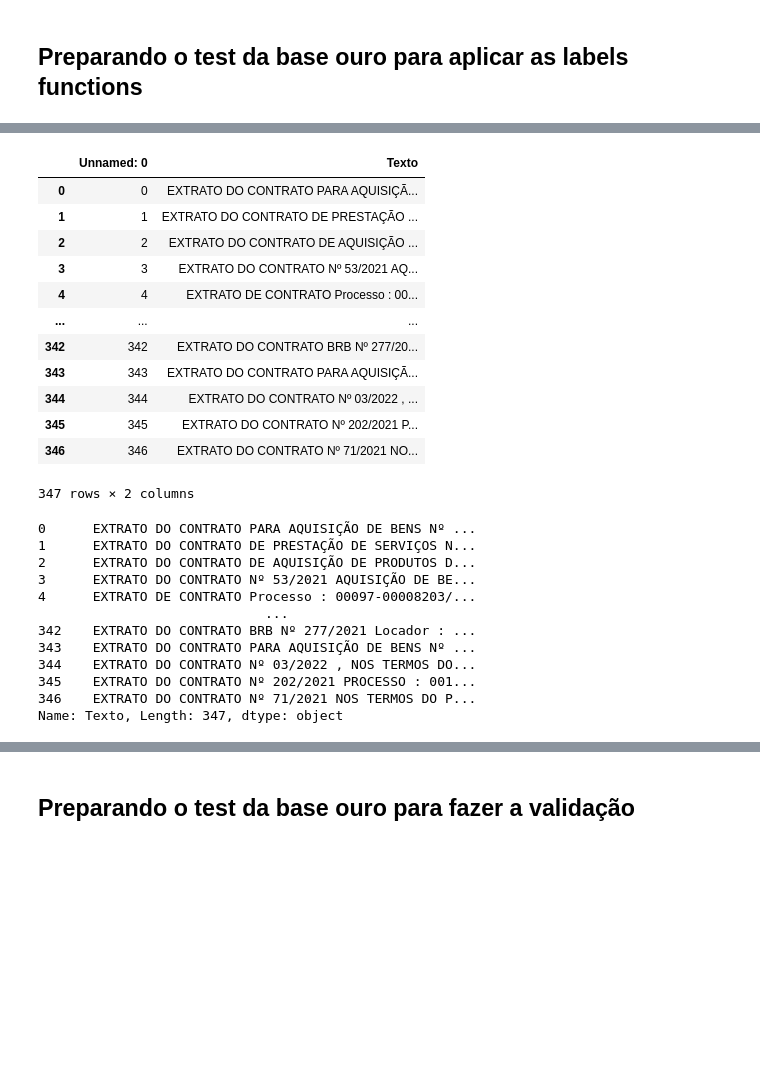
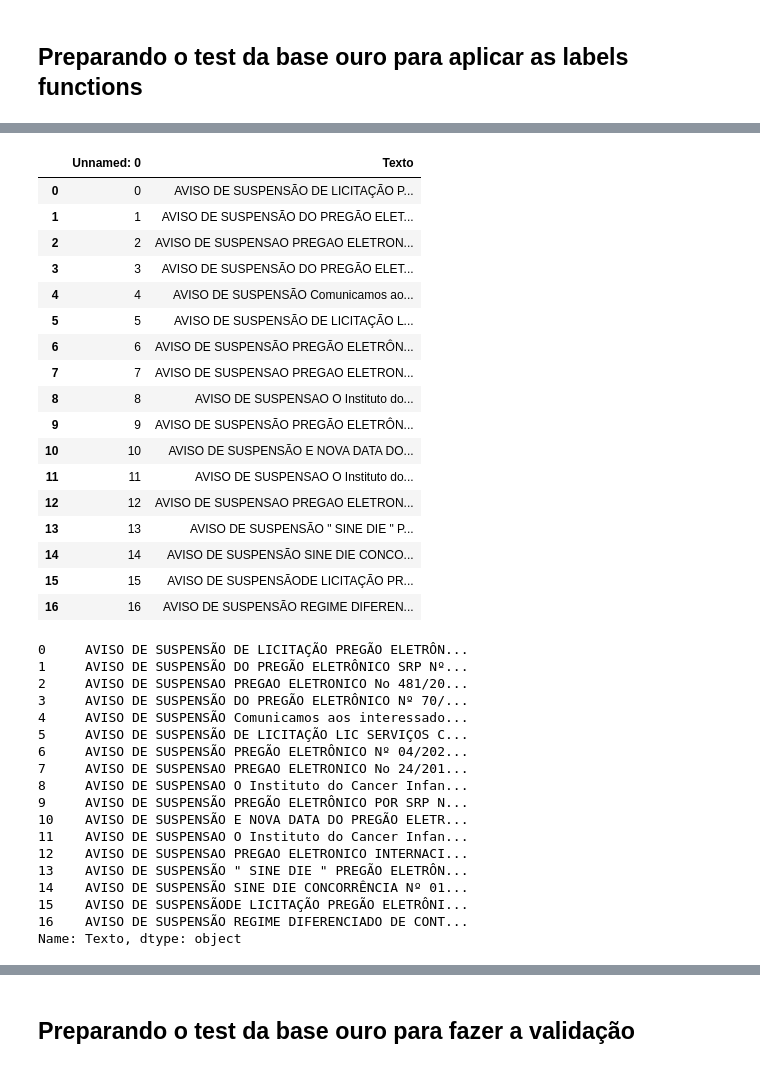
Before and after one commit to UnB-KnEDLe/experiments, a Jupyter notebook: members/lucelia/banca/Supervisao_Fraca/labelfunction_direto_execucao.ipynb, the cells around one changed output, grey strips where cells are left out. Cells and saved outputs as stored; diff of their text form; code cells hidden in the pictures; blank space fills up the shorter version.

```diff
--- a/members/lucelia/banca/Supervisao_Fraca/labelfunction_direto_execucao.ipynb
+++ b/members/lucelia/banca/Supervisao_Fraca/labelfunction_direto_execucao.ipynb
@@ -18,46 +24,57 @@ from sklearn_crfsuite import metrics
 # %%
 #Carrega o dataset de teste para aplicacao das LB
-#data = pd.read_csv('./CSVs/V2/Extrato_Contrato_Split_0_x_test_texto.csv', dtype=str)
-#data = pd.read_csv('./CSVs/V2/Suspensao_Licitacao_Split_0_x_test_texto.csv', dtype=str)
-#data = pd.read_csv('./CSVs/V2/Aditamento_Contrato_Split_0_x_test_texto.csv', dtype=str)
-#data = pd.read_csv('./CSVs/V2/Anul_Revog_Licitacao_Split_0_x_test_texto.csv', dtype=str)
-#data = pd.read_csv('./CSVs/V2/Aviso_Licitacao_Split_0_x_test_texto.csv', dtype=str)
-data = pd.read_csv('./CSVs/V2/Extrato_Contrato_Split_0_x_test_texto.csv', dtype=str)
+#data = pd.read_csv('./CSVs/V2/split/Extrato_Contrato_Split_4_x_test_texto.csv', dtype=str)
+data = pd.read_csv('./CSVs/V2/split/Suspensao_Licitação_Split_1_x_test_texto.csv', dtype=str)
+#data = pd.read_csv('./CSVs/V2/split/Aditamento_Contrato_Split_4_x_test_texto.csv', dtype=str)
+#data = pd.read_csv('./CSVs/V2/split/Anul_Revog_Licitacao_Split_0_x_test_texto.csv', dtype=str)
+#data = pd.read_csv('./CSVs/V2/split/Aviso_Licitacao_Split_0_x_test_texto.csv', dtype=str)
+#data = pd.read_csv('./CSVs/V2/split/Extrato_Convenio_Split_4_x_test_texto.csv', dtype=str)
 
 
 data
 # %% [output]
 |  | Unnamed: 0 | Texto |
-| 0 | 0 | EXTRATO DO CONTRATO PARA AQUISIÇÃ... |
-| 1 | 1 | EXTRATO DO CONTRATO DE PRESTAÇÃO ... |
-| 2 | 2 | EXTRATO DO CONTRATO DE AQUISIÇÃO ... |
-| 3 | 3 | EXTRATO DO CONTRATO Nº 53/2021 AQ... |
-| 4 | 4 | EXTRATO DE CONTRATO Processo : 00... |
-| ... | ... | ... |
-| 342 | 342 | EXTRATO DO CONTRATO BRB Nº 277/20... |
-| 343 | 343 | EXTRATO DO CONTRATO PARA AQUISIÇÃ... |
-| 344 | 344 | EXTRATO DO CONTRATO Nº 03/2022 , ... |
-| 345 | 345 | EXTRATO DO CONTRATO Nº 202/2021 P... |
-| 346 | 346 | EXTRATO DO CONTRATO Nº 71/2021 NO... |
+| 0 | 0 | AVISO DE SUSPENSÃO DE LICITAÇÃO P... |
+| 1 | 1 | AVISO DE SUSPENSÃO DO PREGÃO ELET... |
+| 2 | 2 | AVISO DE SUSPENSAO PREGAO ELETRON... |
+| 3 | 3 | AVISO DE SUSPENSÃO DO PREGÃO ELET... |
+| 4 | 4 | AVISO DE SUSPENSÃO Comunicamos ao... |
+| 5 | 5 | AVISO DE SUSPENSÃO DE LICITAÇÃO L... |
+| 6 | 6 | AVISO DE SUSPENSÃO PREGÃO ELETRÔN... |
+| 7 | 7 | AVISO DE SUSPENSAO PREGAO ELETRON... |
+| 8 | 8 | AVISO DE SUSPENSAO O Instituto do... |
+| 9 | 9 | AVISO DE SUSPENSÃO PREGÃO ELETRÔN... |
+| 10 | 10 | AVISO DE SUSPENSÃO E NOVA DATA DO... |
+| 11 | 11 | AVISO DE SUSPENSAO O Instituto do... |
+| 12 | 12 | AVISO DE SUSPENSAO PREGAO ELETRON... |
+| 13 | 13 | AVISO DE SUSPENSÃO " SINE DIE " P... |
+| 14 | 14 | AVISO DE SUSPENSÃO SINE DIE CONCO... |
+| 15 | 15 | AVISO DE SUSPENSÃODE LICITAÇÃO PR... |
+| 16 | 16 | AVISO DE SUSPENSÃO REGIME DIFEREN... |
-347 rows × 2 columns
 # %%
 #criando novo dataframe somente com os textos
 df1 = data['Texto'].reset_index(drop=True)
 #df1 = data['texto'].reset_index(drop=True)
 df1
 # %% [output]
-0      EXTRATO DO CONTRATO PARA AQUISIÇÃO DE BENS Nº ...
-1      EXTRATO DO CONTRATO DE PRESTAÇÃO DE SERVIÇOS N...
-2      EXTRATO DO CONTRATO DE AQUISIÇÃO DE PRODUTOS D...
-3      EXTRATO DO CONTRATO Nº 53/2021 AQUISIÇÃO DE BE...
-4      EXTRATO DE CONTRATO Processo : 00097-00008203/...
-                             ...
-342    EXTRATO DO CONTRATO BRB Nº 277/2021 Locador : ...
-343    EXTRATO DO CONTRATO PARA AQUISIÇÃO DE BENS Nº ...
-344    EXTRATO DO CONTRATO Nº 03/2022 , NOS TERMOS DO...
-345    EXTRATO DO CONTRATO Nº 202/2021 PROCESSO : 001...
-346    EXTRATO DO CONTRATO Nº 71/2021 NOS TERMOS DO P...
-Name: Texto, Length: 347, dtype: object
+0     AVISO DE SUSPENSÃO DE LICITAÇÃO PREGÃO ELETRÔN...
+1     AVISO DE SUSPENSÃO DO PREGÃO ELETRÔNICO SRP Nº...
+2     AVISO DE SUSPENSAO PREGAO ELETRONICO No 481/20...
+3     AVISO DE SUSPENSÃO DO PREGÃO ELETRÔNICO Nº 70/...
+4     AVISO DE SUSPENSÃO Comunicamos aos interessado...
+5     AVISO DE SUSPENSÃO DE LICITAÇÃO LIC SERVIÇOS C...
+6     AVISO DE SUSPENSÃO PREGÃO ELETRÔNICO Nº 04/202...
+7     AVISO DE SUSPENSAO PREGAO ELETRONICO No 24/201...
+8     AVISO DE SUSPENSAO O Instituto do Cancer Infan...
+9     AVISO DE SUSPENSÃO PREGÃO ELETRÔNICO POR SRP N...
+10    AVISO DE SUSPENSÃO E NOVA DATA DO PREGÃO ELETR...
+11    AVISO DE SUSPENSAO O Instituto do Cancer Infan...
+12    AVISO DE SUSPENSAO PREGAO ELETRONICO INTERNACI...
+13    AVISO DE SUSPENSÃO " SINE DIE " PREGÃO ELETRÔN...
+14    AVISO DE SUSPENSÃO SINE DIE CONCORRÊNCIA Nº 01...
+15    AVISO DE SUSPENSÃODE LICITAÇÃO PREGÃO ELETRÔNI...
+16    AVISO DE SUSPENSÃO REGIME DIFERENCIADO DE CONT...
+Name: Texto, dtype: object
 # %%
 #len(df_sk)
 # %%
```
Also changed, not shown: parts of 19 cells of this notebook, 3 other files.
